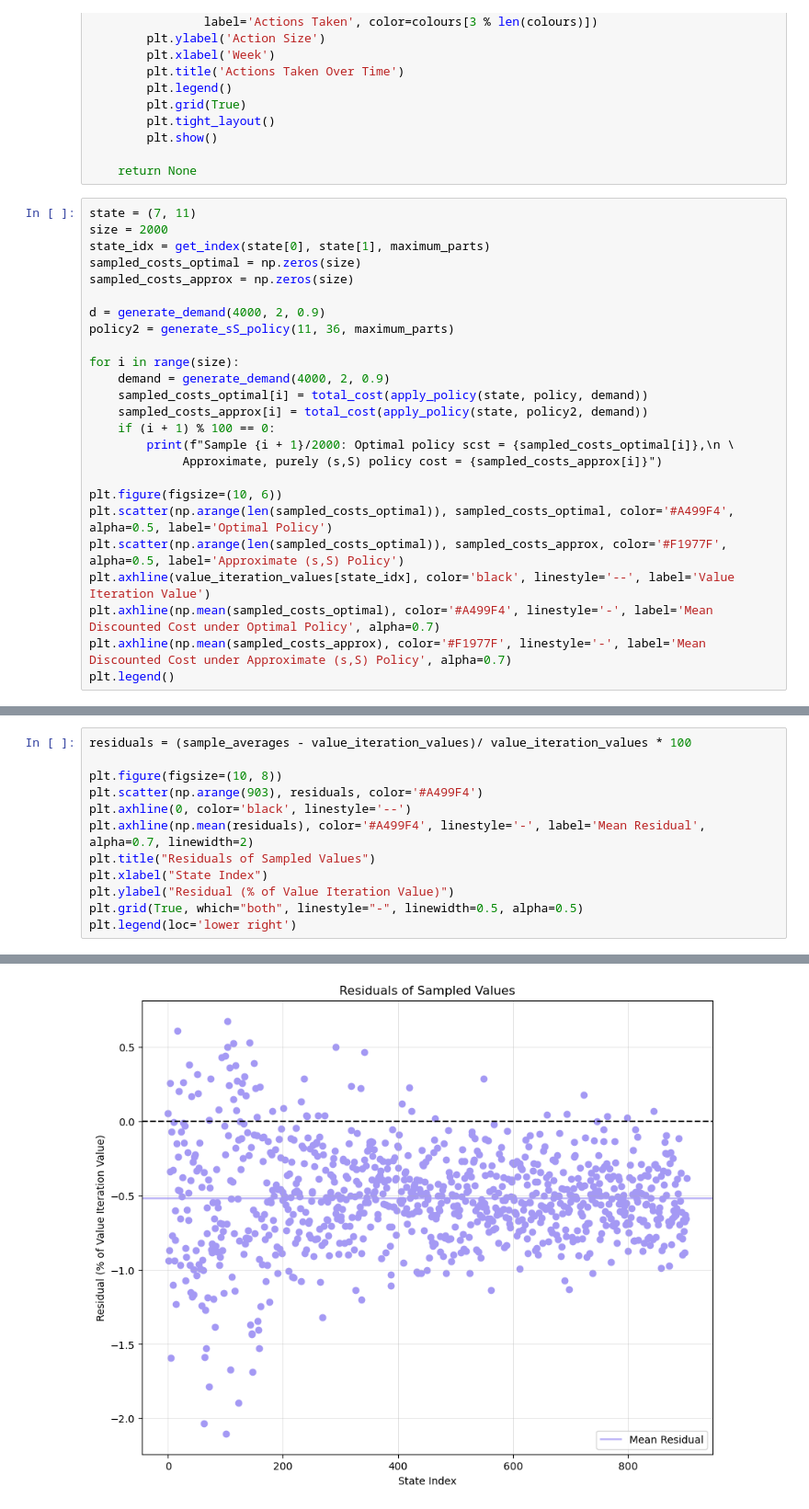
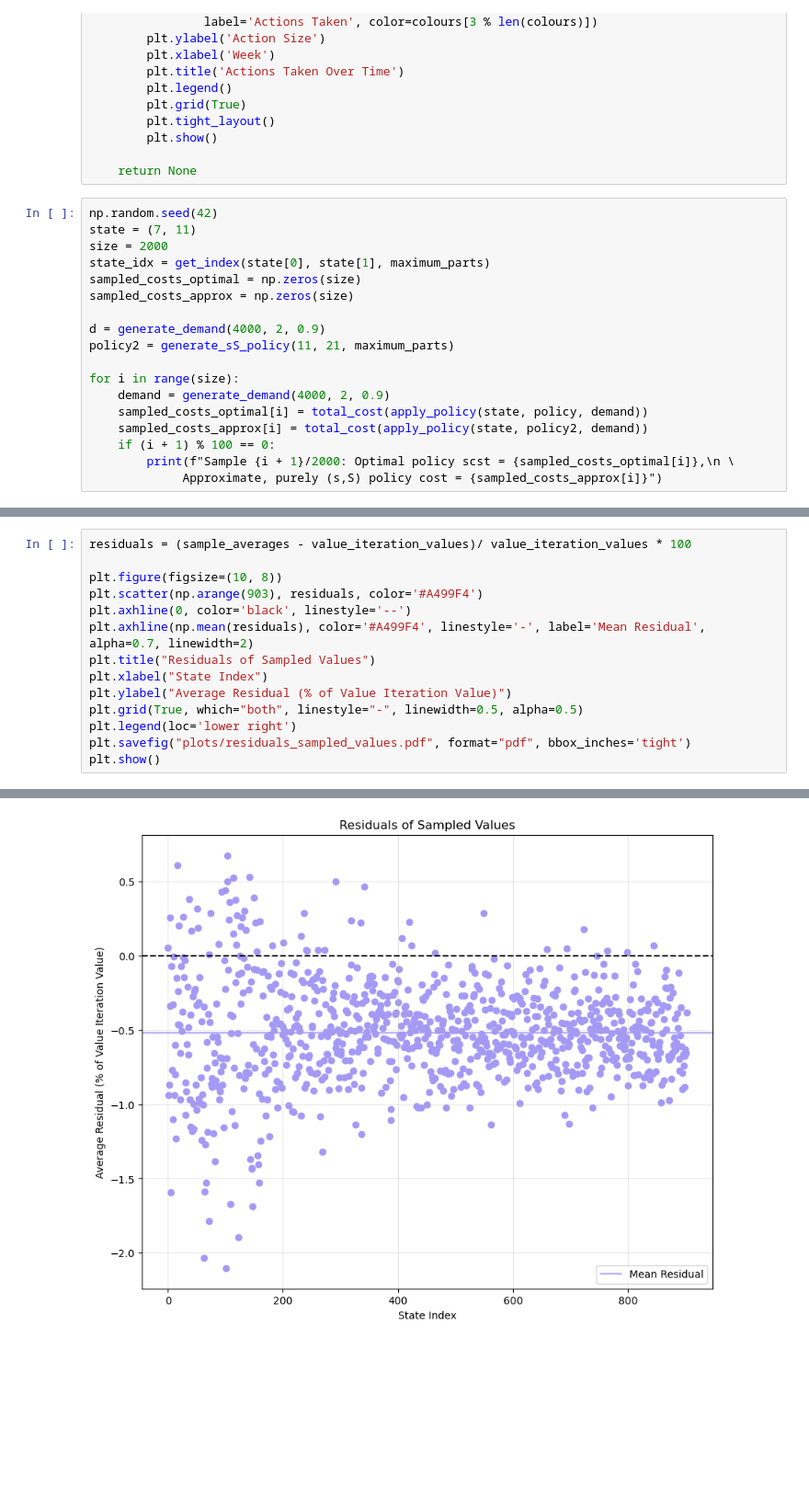
Before and after one commit to t-unger/Spare-Parts-Inventory, a Jupyter notebook: Simulation.ipynb, the cells around one changed output, grey strips where cells are left out. Shown at 92% size. Cells and saved outputs as stored; diff of their text form; blank space fills up the shorter version.

```diff
--- a/Simulation.ipynb
+++ b/Simulation.ipynb
@@ -209,6 +209,7 @@ def plot_simulation(simulated_data, which_plots=[True, False, False, False]):
 
     return None
 # %%
+np.random.seed(42)
 state = (7, 11)
 size = 2000
 state_idx = get_index(state[0], state[1], maximum_parts)
@@ -216,7 +217,7 @@ sampled_costs_optimal = np.zeros(size)
 sampled_costs_approx = np.zeros(size)
 
 d = generate_demand(4000, 2, 0.9)
-policy2 = generate_sS_policy(11, 36, maximum_parts)
+policy2 = generate_sS_policy(11, 21, maximum_parts)
 
 for i in range(size):
     demand = generate_demand(4000, 2, 0.9)
@@ -225,12 +226,4 @@ for i in range(size):
     if (i + 1) % 100 == 0:
         print(f"Sample {i + 1}/2000: Optimal policy scst = {sampled_costs_optimal[i]},\n \
              Approximate, purely (s,S) policy cost = {sampled_costs_approx[i]}")
-
-plt.figure(figsize=(10, 6))
-plt.scatter(np.arange(len(sampled_costs_optimal)), sampled_costs_optimal, color='#A499F4', alpha=0.5, label='Optimal Policy')
-plt.scatter(np.arange(len(sampled_costs_optimal)), sampled_costs_approx, color='#F1977F', alpha=0.5, label='Approximate (s,S) Policy')
-plt.axhline(value_iteration_values[state_idx], color='black', linestyle='--', label='Value Iteration Value')
-plt.axhline(np.mean(sampled_costs_optimal), color='#A499F4', linestyle='-', label='Mean Discounted Cost under Optimal Policy', alpha=0.7)
-plt.axhline(np.mean(sampled_costs_approx), color='#F1977F', linestyle='-', label='Mean Discounted Cost under Approximate (s,S) Policy', alpha=0.7)
-plt.legend()
 # %% [output]
@@ -305,7 +304,9 @@ plt.axhline(0, color='black', linestyle='--')
 plt.axhline(np.mean(residuals), color='#A499F4', linestyle='-', label='Mean Residual', alpha=0.7, linewidth=2)
 plt.title("Residuals of Sampled Values")
 plt.xlabel("State Index")
-plt.ylabel("Residual (% of Value Iteration Value)")
+plt.ylabel("Average Residual (% of Value Iteration Value)")
 plt.grid(True, which="both", linestyle="-", linewidth=0.5, alpha=0.5)
 plt.legend(loc='lower right')
+plt.savefig("plots/residuals_sampled_values.pdf", format="pdf", bbox_inches='tight')
+plt.show()
 # %% [output]
@@ -313 +313 @@ plt.legend(loc='lower right')
-[figure, old version]
+[figure, new version]
```
Also changed, not shown: parts of 4 cells of this notebook, 8 other files.
